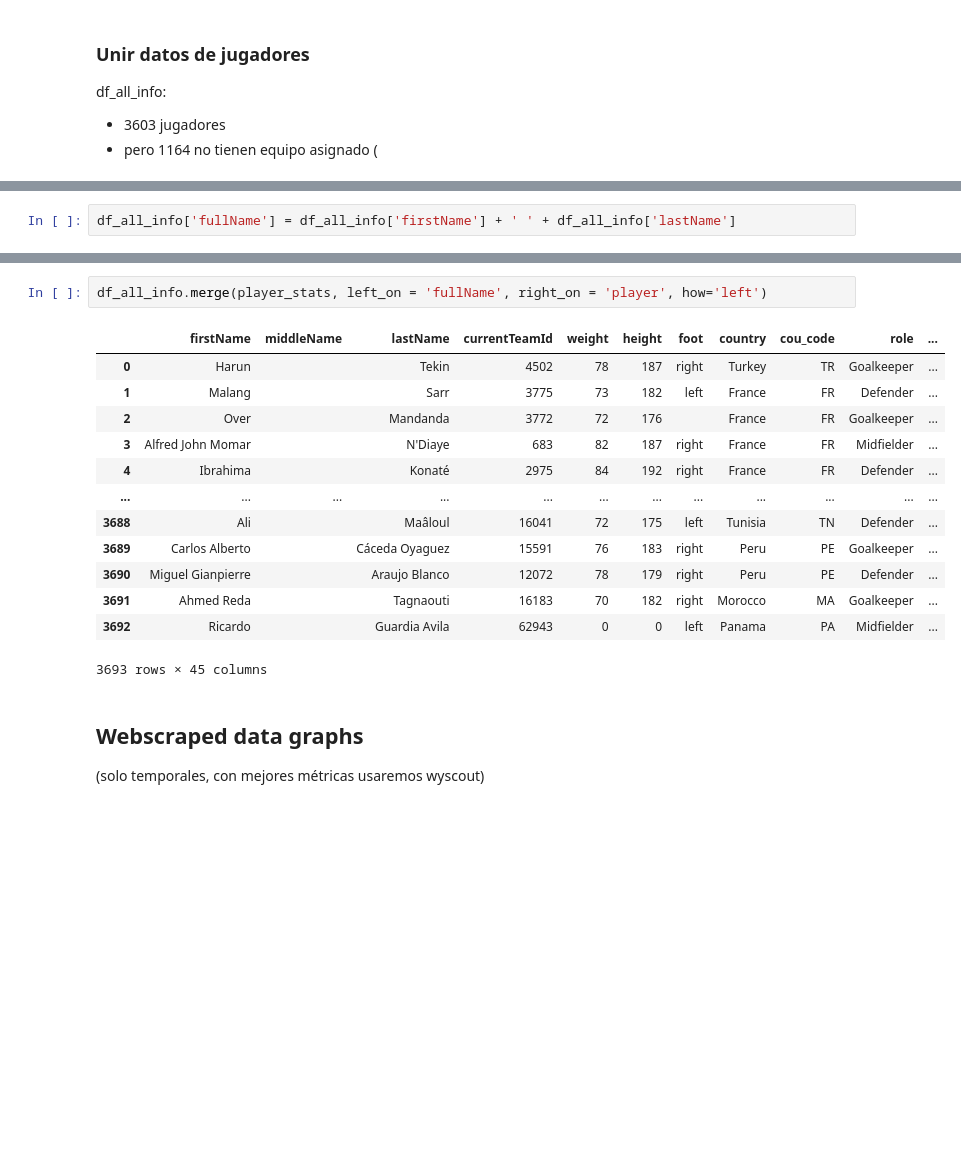
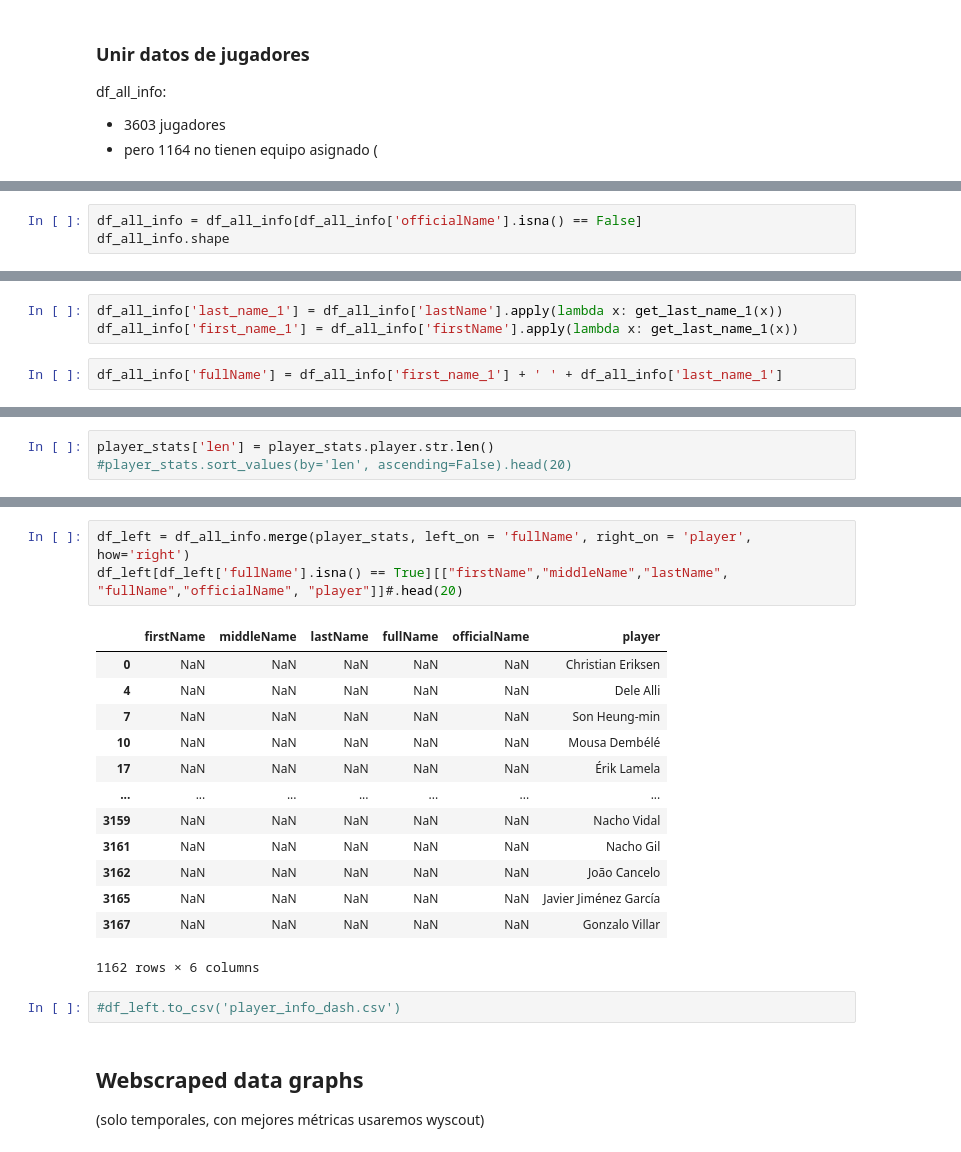
Before and after one commit to ErnestoAnaya/analisis_deportivo, a Jupyter notebook: Codigos/dashboard/viz_stats_dashboard.ipynb, the cells around one changed output, grey strips where cells are left out. Cells and saved outputs as stored; diff of their text form; blank space fills up the shorter version.

```diff
--- a/Codigos/dashboard/viz_stats_dashboard.ipynb
+++ b/Codigos/dashboard/viz_stats_dashboard.ipynb
@@ -81,0 +87,3 @@ df_all_info:
+# %%
+df_all_info = df_all_info[df_all_info['officialName'].isna() == False]
+df_all_info.shape
@@ -82,2 +92,5 @@ df_all_info:
+# %%
+df_all_info['last_name_1'] = df_all_info['lastName'].apply(lambda x: get_last_name_1(x))
+df_all_info['first_name_1'] = df_all_info['firstName'].apply(lambda x: get_last_name_1(x))
 # %%
-df_all_info['fullName'] = df_all_info['firstName'] + ' ' + df_all_info['lastName']
+df_all_info['fullName'] = df_all_info['first_name_1'] + ' ' + df_all_info['last_name_1']
@@ -98,0 +141,3 @@ player_stats.shape
+# %%
+player_stats['len'] = player_stats.player.str.len()
+#player_stats.sort_values(by='len', ascending=False).head(20)
@@ -99,19 +152,22 @@ player_stats.shape
 # %%
-df_all_info.merge(player_stats, left_on = 'fullName', right_on = 'player', how='left')
+df_left = df_all_info.merge(player_stats, left_on = 'fullName', right_on = 'player', how='right')
+df_left[df_left['fullName'].isna() == True][["firstName","middleName","lastName", "fullName","officialName", "player"]]#.head(20)
 # %% [output]
-|  | firstName | middleName | lastName | currentTeamId | weight | height | foot | country | cou_code | role | ... |
-| 0 | Harun |  | Tekin | 4502 | 78 | 187 | right | Turkey | TR | Goalkeeper | ... |
-| 1 | Malang |  | Sarr | 3775 | 73 | 182 | left | France | FR | Defender | ... |
-| 2 | Over |  | Mandanda | 3772 | 72 | 176 |  | France | FR | Goalkeeper | ... |
-| 3 | Alfred John Momar |  | N'Diaye | 683 | 82 | 187 | right | France | FR | Midfielder | ... |
-| 4 | Ibrahima |  | Konaté | 2975 | 84 | 192 | right | France | FR | Defender | ... |
-| ... | ... | ... | ... | ... | ... | ... | ... | ... | ... | ... | ... |
-| 3688 | Ali |  | Maâloul | 16041 | 72 | 175 | left | Tunisia | TN | Defender | ... |
-| 3689 | Carlos Alberto |  | Cáceda Oyaguez | 15591 | 76 | 183 | right | Peru | PE | Goalkeeper | ... |
-| 3690 | Miguel Gianpierre |  | Araujo Blanco | 12072 | 78 | 179 | right | Peru | PE | Defender | ... |
-| 3691 | Ahmed Reda |  | Tagnaouti | 16183 | 70 | 182 | right | Morocco | MA | Goalkeeper | ... |
-| 3692 | Ricardo |  | Guardia Avila | 62943 | 0 | 0 | left | Panama | PA | Midfielder | ... |
+|  | firstName | middleName | lastName | fullName | officialName | player |
+| 0 | NaN | NaN | NaN | NaN | NaN | Christian Eriksen |
+| 4 | NaN | NaN | NaN | NaN | NaN | Dele Alli |
+| 7 | NaN | NaN | NaN | NaN | NaN | Son Heung-min |
+| 10 | NaN | NaN | NaN | NaN | NaN | Mousa Dembélé |
+| 17 | NaN | NaN | NaN | NaN | NaN | Érik Lamela |
+| ... | ... | ... | ... | ... | ... | ... |
+| 3159 | NaN | NaN | NaN | NaN | NaN | Nacho Vidal |
+| 3161 | NaN | NaN | NaN | NaN | NaN | Nacho Gil |
+| 3162 | NaN | NaN | NaN | NaN | NaN | João Cancelo |
+| 3165 | NaN | NaN | NaN | NaN | NaN | Javier Jiménez García |
+| 3167 | NaN | NaN | NaN | NaN | NaN | Gonzalo Villar |
-3693 rows × 45 columns
+1162 rows × 6 columns
+# %%
+#df_left.to_csv('player_info_dash.csv')
 # %% [markdown]
 ## Webscraped data graphs
 
```
Also changed, not shown: parts of 10 cells of this notebook, 1 other file.
